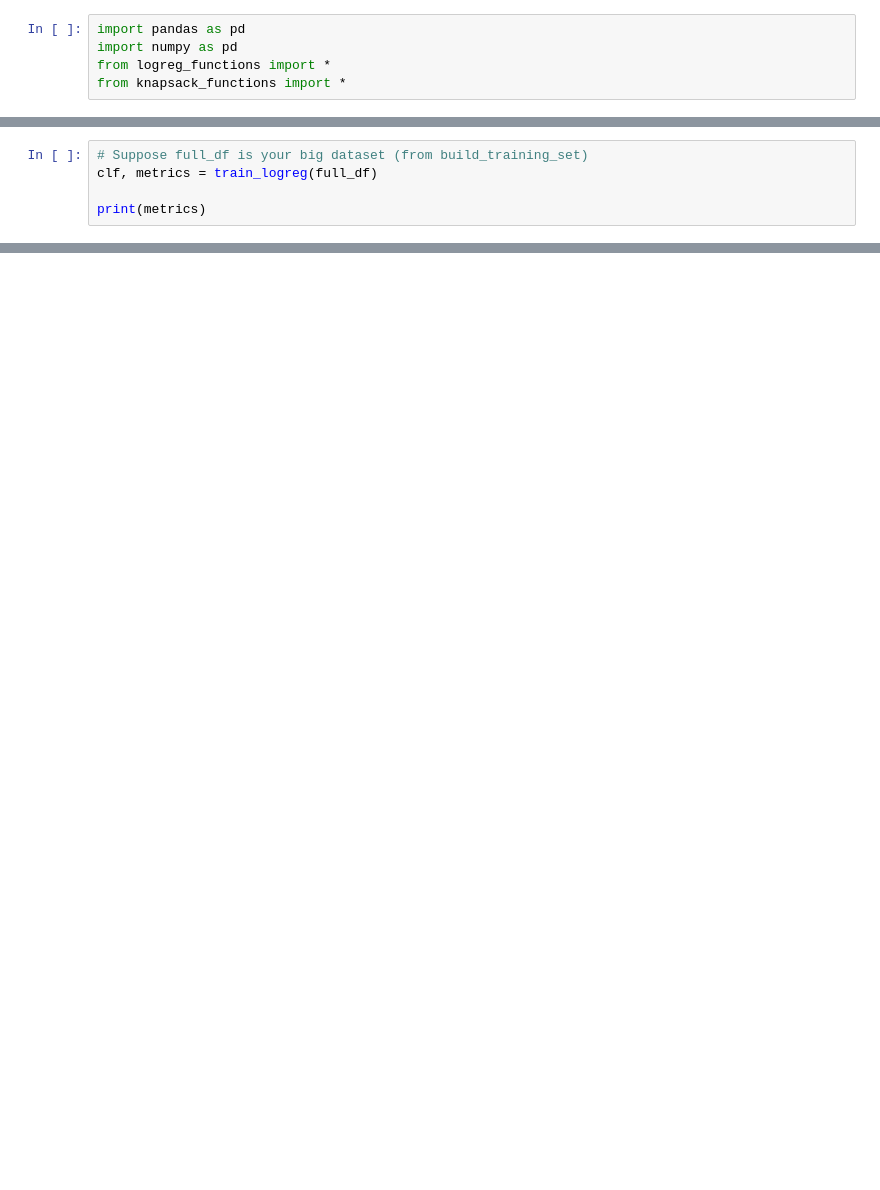
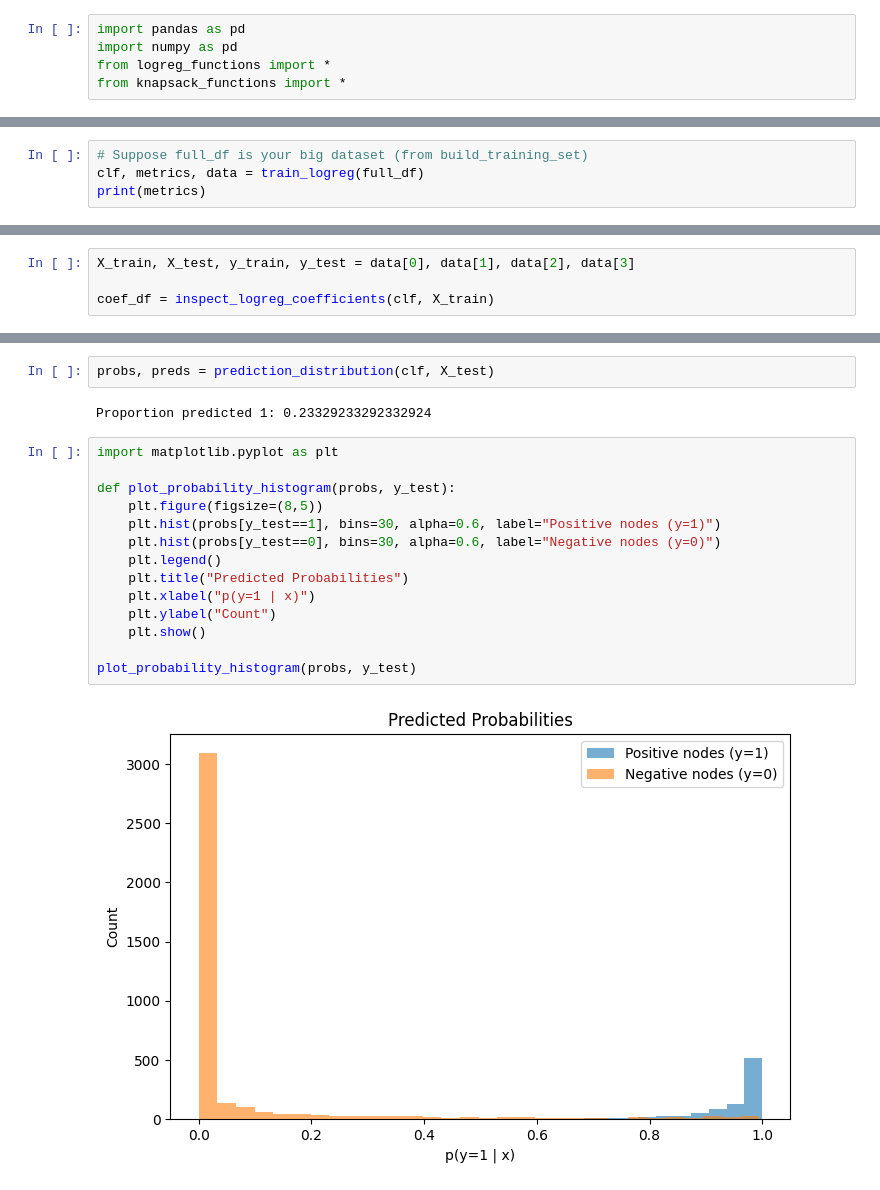
Before and after one commit to rpp5/CMOR-Research, a Jupyter notebook: CMOR_Research/Code/baseline_logreg_test.ipynb, the cells around one changed output, grey strips where cells are left out. Saved outputs shown, nothing was run; the diff lists cells and outputs as text; blank space fills up the shorter version.

Commit message:
data analysis on logreg model

```diff
--- a/CMOR_Research/Code/baseline_logreg_test.ipynb
+++ b/CMOR_Research/Code/baseline_logreg_test.ipynb
@@ -26,6 +26,5 @@ full_df = build_training_set(num_instances=1000, num_items = 5)
 # %%
 # Suppose full_df is your big dataset (from build_training_set)
-clf, metrics = train_logreg(full_df)
-
+clf, metrics, data = train_logreg(full_df)
 print(metrics)
 # %% [output]
@@ -32,0 +32,4 @@ print(metrics)
+# %%
+X_train, X_test, y_train, y_test = data[0], data[1], data[2], data[3]
+
+coef_df = inspect_logreg_coefficients(clf, X_train)
@@ -32,0 +54,20 @@ print(metrics)
+# %%
+probs, preds = prediction_distribution(clf, X_test)
+# %% [output]
+Proportion predicted 1: 0.23329233292332924
+# %%
+import matplotlib.pyplot as plt
+
+def plot_probability_histogram(probs, y_test):
+    plt.figure(figsize=(8,5))
+    plt.hist(probs[y_test==1], bins=30, alpha=0.6, label="Positive nodes (y=1)")
+    plt.hist(probs[y_test==0], bins=30, alpha=0.6, label="Negative nodes (y=0)")
+    plt.legend()
+    plt.title("Predicted Probabilities")
+    plt.xlabel("p(y=1 | x)")
+    plt.ylabel("Count")
+    plt.show()
+
+plot_probability_histogram(probs, y_test)
+# %% [output]
+[figure, added]
```
Also changed, not shown: parts of 4 cells of this notebook, 1 other file.
